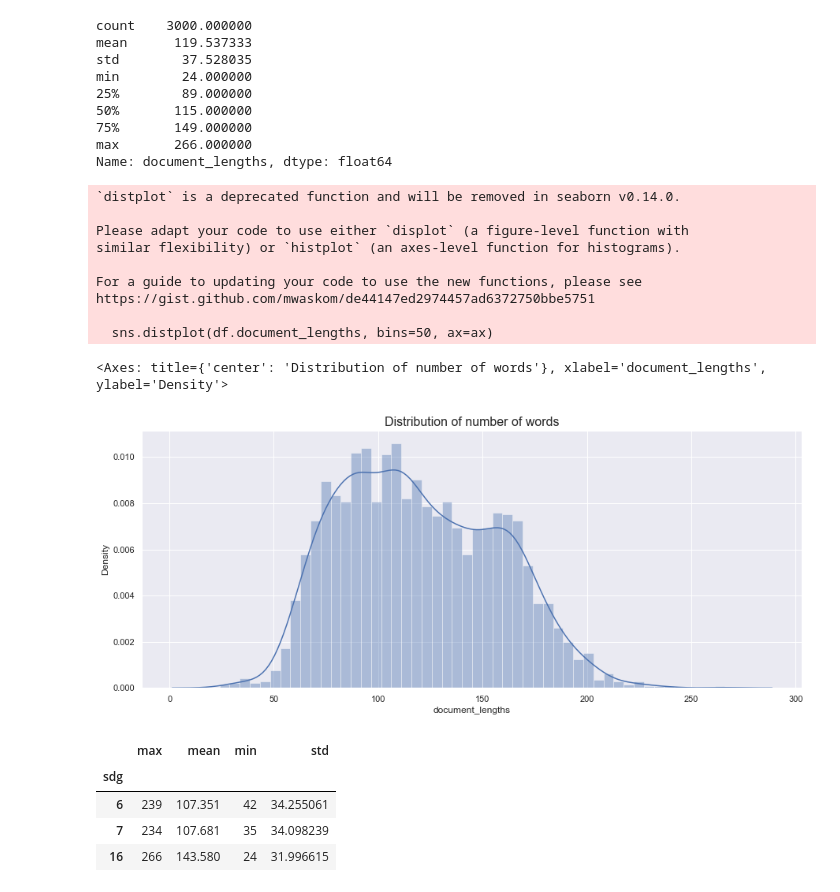
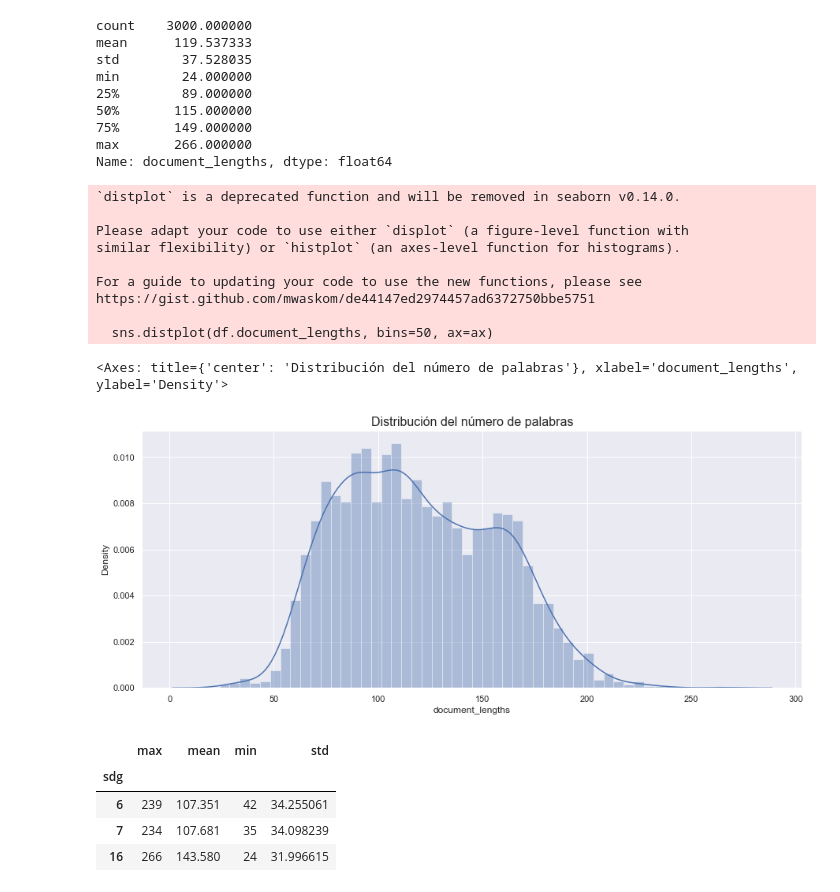
Before and after one commit to montejs3/ProyectoBI, a Jupyter notebook: modeloODS.ipynb, the cells around one changed output. Drawn from its saved outputs; the diff is of its cells as text; code cells hidden in the pictures.

```diff
--- a/modeloODS.ipynb
+++ b/modeloODS.ipynb
@@ -122,23 +124,23 @@ min        24.000000
 max       266.000000
 Name: document_lengths, dtype: float64
 # %%
-## Distribution of number of words
+## Distribución del número de palabras
 fig, ax = plt.subplots(figsize=(15,6))
-ax.set_title("Distribution of number of words", fontsize=16)
+ax.set_title("Distribución del número de palabras", fontsize=16)
 ax.set_xlabel("Number of words")
 sns.distplot(df.document_lengths, bins=50, ax=ax)
 # %% [output]
 `distplot` is a deprecated function and will be removed in seaborn v0.14.0.
 
 Please adapt your code to use either `displot` (a figure-level function with
 similar flexibility) or `histplot` (an axes-level function for histograms).
 
 For a guide to updating your code to use the new functions, please see
 https://gist.github.com/mwaskom/de44147ed2974457ad6372750bbe5751
 
   sns.distplot(df.document_lengths, bins=50, ax=ax)
-<Axes: title={'center': 'Distribution of number of words'}, xlabel='document_lengths', ylabel='Density'>
+<Axes: title={'center': 'Distribución del número de palabras'}, xlabel='document_lengths', ylabel='Density'>
-[figure, old version]
+[figure, new version]
 # %%
 dist_per_target= pd.pivot_table(df, values='document_lengths', index=['sdg'], aggfunc={'document_lengths': [np.mean, min, max,np.std]})
 dist_per_target
```
Also changed, not shown: parts of 52 cells of this notebook, 1 other file.
